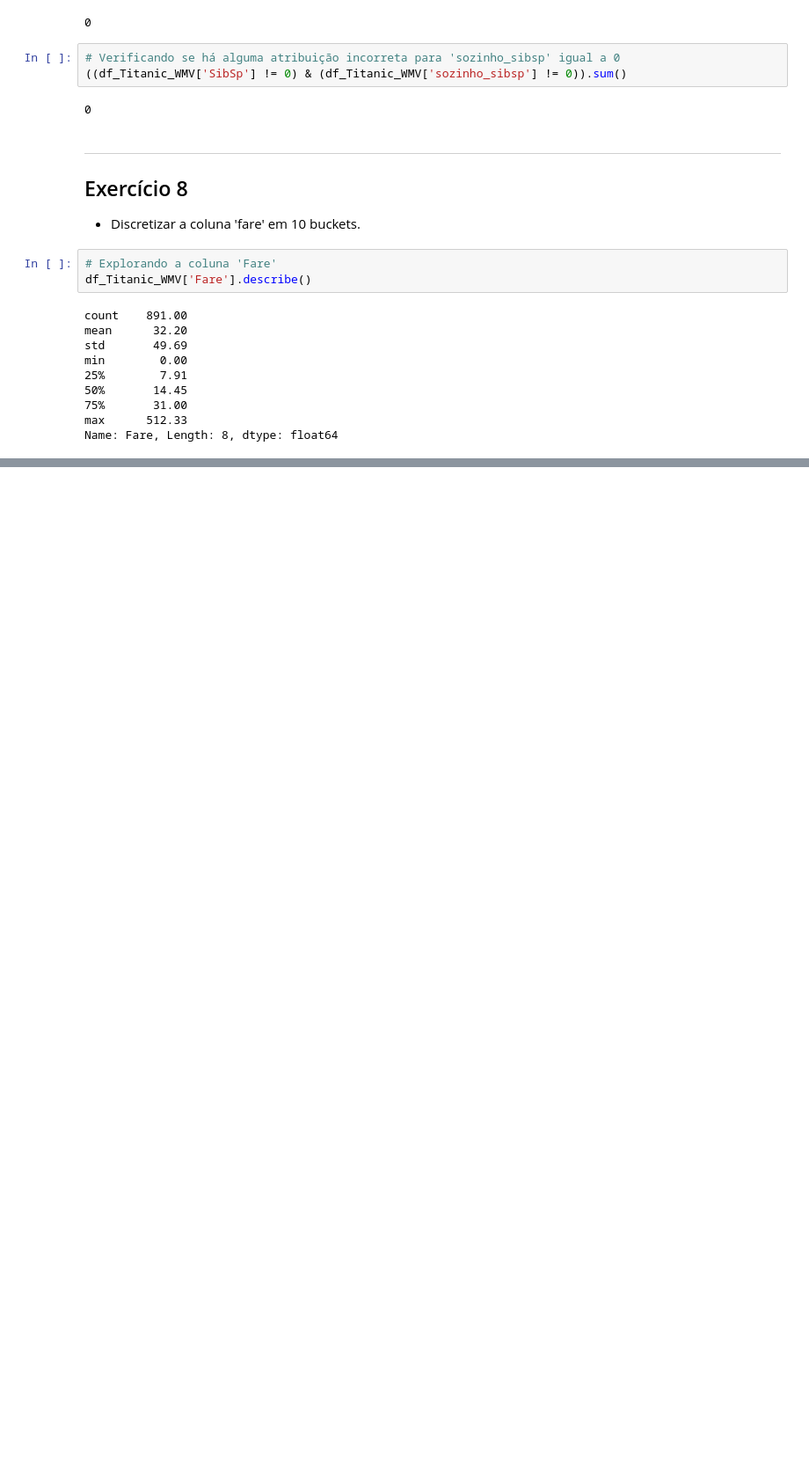
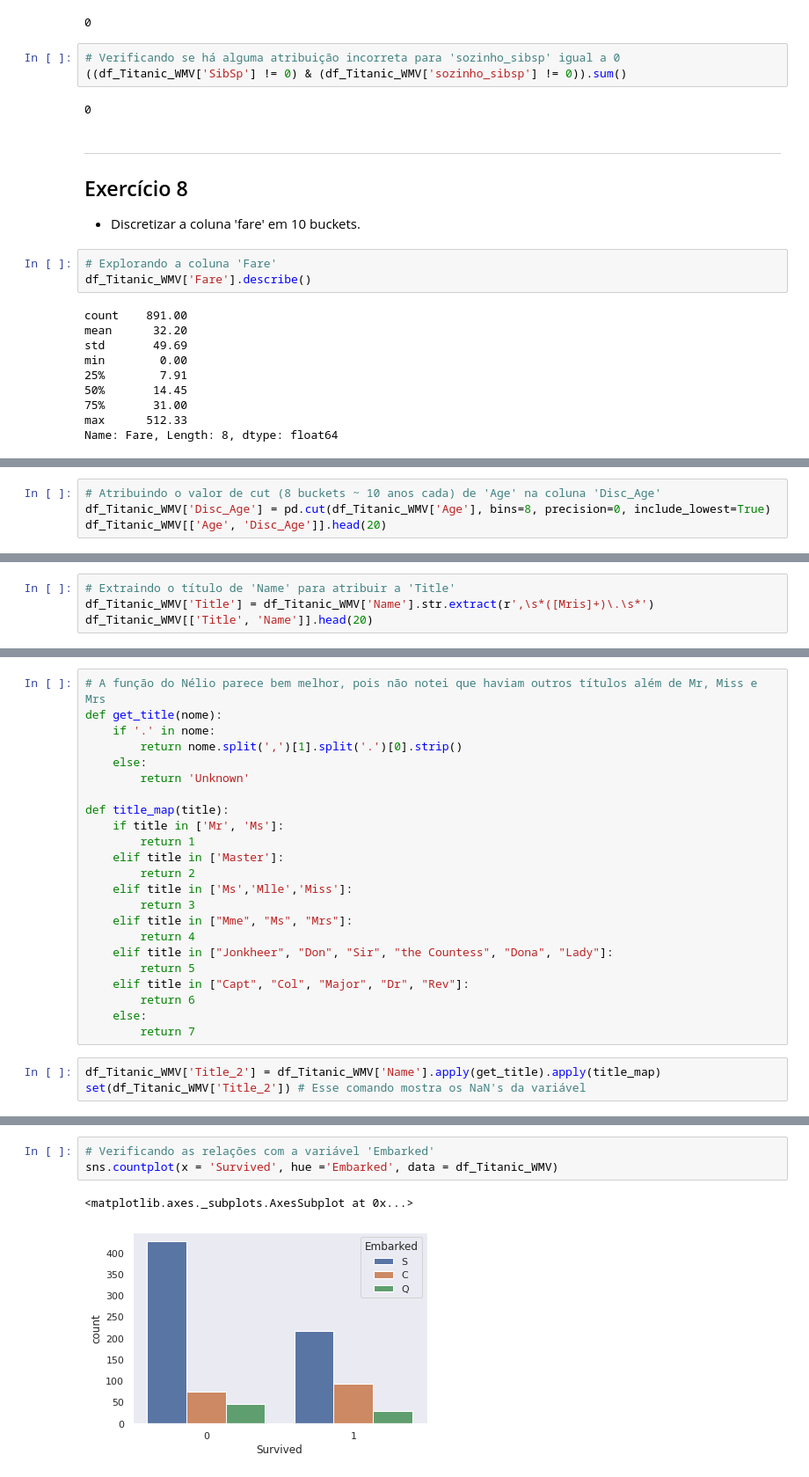
Before and after one commit to Sedinei/DSWP, a Jupyter notebook: NB_trabalhado/Titanic_NB10.ipynb, the cells around one changed output, grey strips where cells are left out. Shown: that part at 88% size. Drawn from its saved outputs; the diff is of its cells as text; blank space fills up the shorter version.

```diff
--- a/NB_trabalhado/Titanic_NB10.ipynb
+++ b/NB_trabalhado/Titanic_NB10.ipynb
@@ -333,0 +393,4 @@ ___
+# %%
+# Atribuindo o valor de cut (8 buckets ~ 10 anos cada) de 'Age' na coluna 'Disc_Age'
+df_Titanic_WMV['Disc_Age'] = pd.cut(df_Titanic_WMV['Age'], bins=8, precision=0, include_lowest=True)
+df_Titanic_WMV[['Age', 'Disc_Age']].head(20)
@@ -337,0 +433,4 @@ ___
+# %%
+# Extraindo o título de 'Name' para atribuir a 'Title'
+df_Titanic_WMV['Title'] = df_Titanic_WMV['Name'].str.extract(r',\s*([Mris]+)\.\s*')
+df_Titanic_WMV[['Title', 'Name']].head(20)
@@ -337,0 +452,26 @@ ___
+# %%
+# A função do Nélio parece bem melhor, pois não notei que haviam outros títulos além de Mr, Miss e Mrs
+def get_title(nome):
+    if '.' in nome:
+        return nome.split(',')[1].split('.')[0].strip()
+    else:
+        return 'Unknown'
+
+def title_map(title):
+    if title in ['Mr', 'Ms']:
+        return 1
+    elif title in ['Master']:
+        return 2
+    elif title in ['Ms','Mlle','Miss']:
+        return 3
+    elif title in ["Mme", "Ms", "Mrs"]:
+        return 4
+    elif title in ["Jonkheer", "Don", "Sir", "the Countess", "Dona", "Lady"]:
+        return 5
+    elif title in ["Capt", "Col", "Major", "Dr", "Rev"]:
+        return 6
+    else:
+        return 7
+# %%
+df_Titanic_WMV['Title_2'] = df_Titanic_WMV['Name'].apply(get_title).apply(title_map)
+set(df_Titanic_WMV['Title_2']) # Esse comando mostra os NaN's da variável
@@ -341,0 +497,6 @@ ___
+# %%
+# Verificando as relações com a variável 'Embarked'
+sns.countplot(x = 'Survived', hue ='Embarked', data = df_Titanic_WMV)
+# %% [output]
+<matplotlib.axes._subplots.AxesSubplot at 0x...>
+[figure, added]
```
Also changed, not shown: parts of 28 cells of this notebook.
